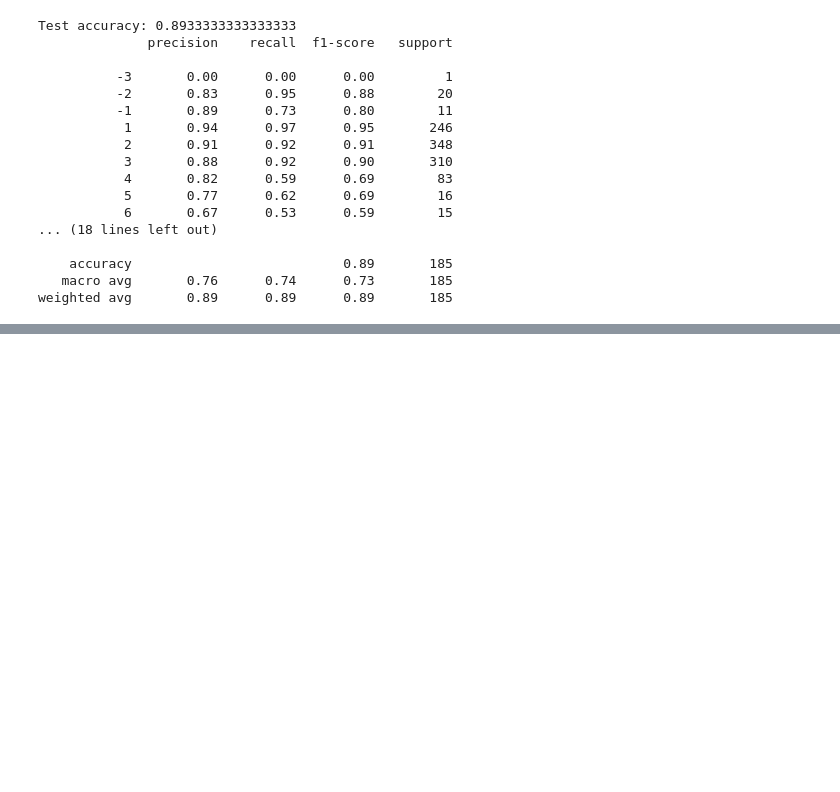
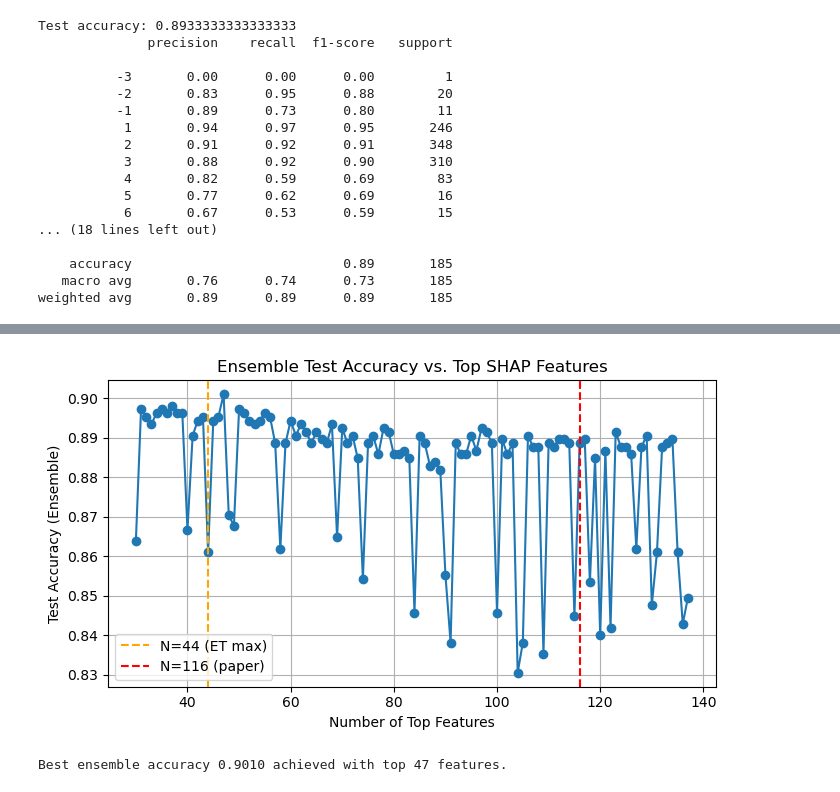
Before and after one commit to submerged-in-matrix/materials-ml-projects-, a Jupyter notebook: Projects/P_5_Oxidation_State_Assignment/P_5_Oxidation_State_Assignment.ipynb, the cells around one changed output, grey strips where cells are left out. Cells and saved outputs as stored; diff of their text form; code cells hidden in the pictures; blank space fills up the shorter version.

```diff
--- a/Projects/P_5_Oxidation_State_Assignment/P_5_Oxidation_State_Assignment.ipynb
+++ b/Projects/P_5_Oxidation_State_Assignment/P_5_Oxidation_State_Assignment.ipynb
@@ -2008,0 +2070,58 @@ Dependence plot for most important feature: column
+# %%
+from sklearn.metrics import accuracy_score
+import matplotlib.pyplot as plt
+
+results_ens = []
+steps = list(range(30, len(shap_feature_order)+1, 1))
+if 44 not in steps:
+    steps.append(44)
+if 116 not in steps:
+    steps.append(116)
+if steps[-1] != len(shap_feature_order):
+    steps.append(len(shap_feature_order))
+
+steps = sorted(set(steps))
+
+for top_n in steps:
+    selected = shap_feature_order[:top_n]
+    X_train_top = pd.DataFrame(X_train_clean, columns=feature_names)[selected]
+    X_test_top = pd.DataFrame(X_test_clean, columns=feature_names)[selected]
+
+    # Use your tuned ensemble with custom weights if desired
+    ensemble = VotingClassifier(
+        estimators=[
+            ('gb', clf_gb),
+            ('et', clf_et),
+            ('knn', clf_knn),
+            ('sgd', clf_sgd)
+        ],
+        voting='soft',
+        weights=[0.7, 0.7, 0.4, 0.4]
+    )
+
+    ensemble.fit(X_train_top, y_train)
+    y_pred_ens = ensemble.predict(X_test_top)
+    acc_ens = accuracy_score(y_test, y_pred_ens)
+    results_ens.append((top_n, acc_ens))
+    #print(f"Top {top_n} features: Ensemble test accuracy = {acc_ens:.4f}")
+
+# Plotting
+x_ens, y_ens = zip(*results_ens)
+plt.figure(figsize=(7,4))
+plt.plot(x_ens, y_ens, marker='o')
+plt.xlabel("Number of Top Features")
+plt.ylabel("Test Accuracy (Ensemble)")
+plt.title("Ensemble Test Accuracy vs. Top SHAP Features")
+plt.axvline(44, color='orange', linestyle='--', label='N=44 (ET max)')
+plt.axvline(116, color='red', linestyle='--', label='N=116 (paper)')
+plt.legend()
+plt.grid(True)
+plt.tight_layout()
+plt.show()
+
+# Best N for ensemble
+best_n_ens, best_acc_ens = max(results_ens, key=lambda t: t[1])
+print(f"\nBest ensemble accuracy {best_acc_ens:.4f} achieved with top {best_n_ens} features.")
+# %% [output]
+[figure, added]
+Best ensemble accuracy 0.9010 achieved with top 47 features.
```
Also changed, not shown: parts of 18 cells of this notebook, 10 other files.
